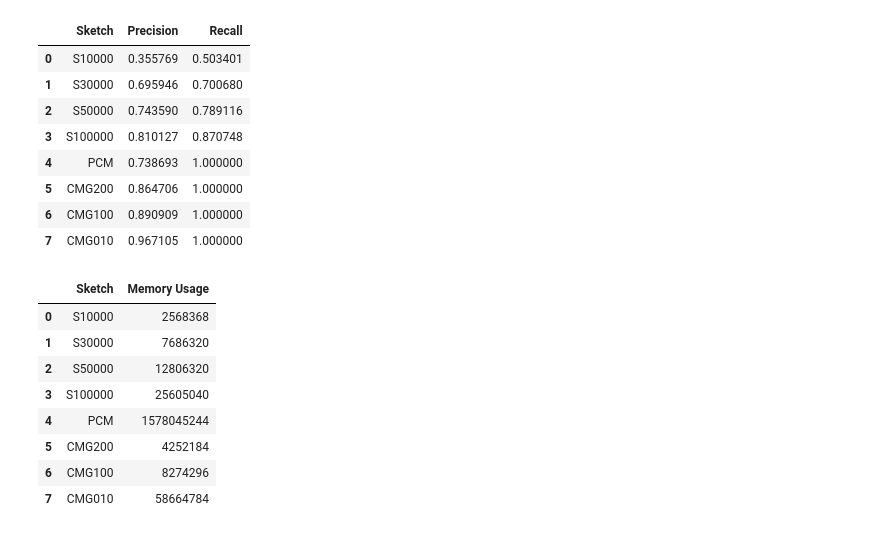
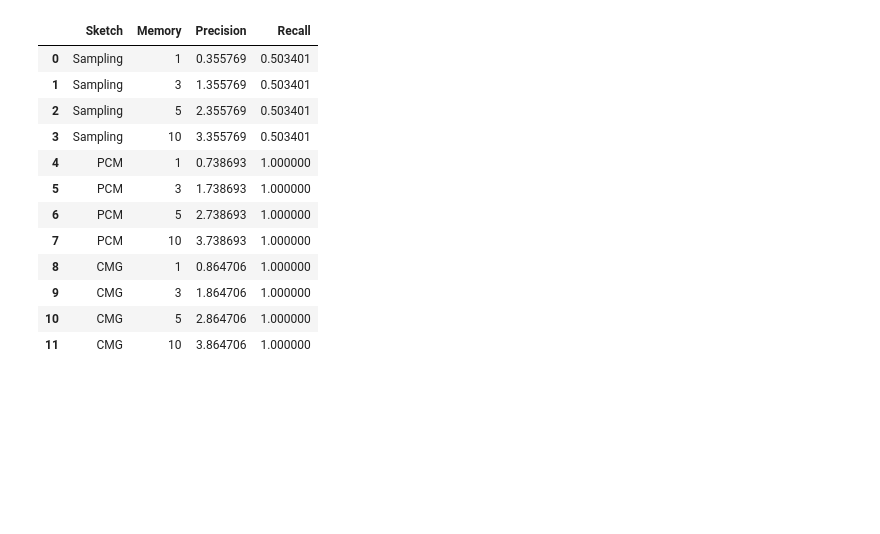
Before and after one commit to Yanqing-UTAH/ATTPCode, a Jupyter notebook: plot/HH_plot.ipynb, the cells around one changed output. Cells and saved outputs as stored; diff of their text form; code cells hidden in the pictures; blank space fills up the shorter version.

```diff
--- a/plot/HH_plot.ipynb
+++ b/plot/HH_plot.ipynb
@@ -25,29 +48,22 @@ mem = [
 # %%
-df = pd.DataFrame(data, columns = ["Sketch", "Precision", "Recall"])
+df = pd.DataFrame(data, columns = ["Sketch", "Memory", "Precision", "Recall"])
+mem_df = pd.DataFrame(memdata, columns = ["Sketch", "Stream Size", "Memory"])
+time_df = pd.DataFrame(timedata, columns = ["Sketch", "Memory", "Time"])
 df
 # %% [output]
-|  | Sketch | Precision | Recall |
-| 0 | S10000 | 0.355769 | 0.503401 |
-| 1 | S30000 | 0.695946 | 0.700680 |
-| 2 | S50000 | 0.743590 | 0.789116 |
-| 3 | S100000 | 0.810127 | 0.870748 |
-| 4 | PCM | 0.738693 | 1.000000 |
-| 5 | CMG200 | 0.864706 | 1.000000 |
-| 6 | CMG100 | 0.890909 | 1.000000 |
-| 7 | CMG010 | 0.967105 | 1.000000 |
+|  | Sketch | Memory | Precision | Recall |
+| 0 | Sampling | 1 | 0.355769 | 0.503401 |
+| 1 | Sampling | 3 | 1.355769 | 0.503401 |
+| 2 | Sampling | 5 | 2.355769 | 0.503401 |
+| 3 | Sampling | 10 | 3.355769 | 0.503401 |
+| 4 | PCM | 1 | 0.738693 | 1.000000 |
+| 5 | PCM | 3 | 1.738693 | 1.000000 |
+| 6 | PCM | 5 | 2.738693 | 1.000000 |
+| 7 | PCM | 10 | 3.738693 | 1.000000 |
+| 8 | CMG | 1 | 0.864706 | 1.000000 |
+| 9 | CMG | 3 | 1.864706 | 1.000000 |
+| 10 | CMG | 5 | 2.864706 | 1.000000 |
+| 11 | CMG | 10 | 3.864706 | 1.000000 |
-# %%
-memdf = pd.DataFrame(mem, columns = ["Sketch", "Memory Usage"])
-memdf
-# %% [output]
-|  | Sketch | Memory Usage |
-| 0 | S10000 | 2568368 |
-| 1 | S30000 | 7686320 |
-| 2 | S50000 | 12806320 |
-| 3 | S100000 | 25605040 |
-| 4 | PCM | 1578045244 |
-| 5 | CMG200 | 4252184 |
-| 6 | CMG100 | 8274296 |
-| 7 | CMG010 | 58664784 |
 # %%
 sns.set(style="whitegrid")
 sns.set(font_scale=1.5)
```
Also changed, not shown: parts of 5 cells of this notebook.
